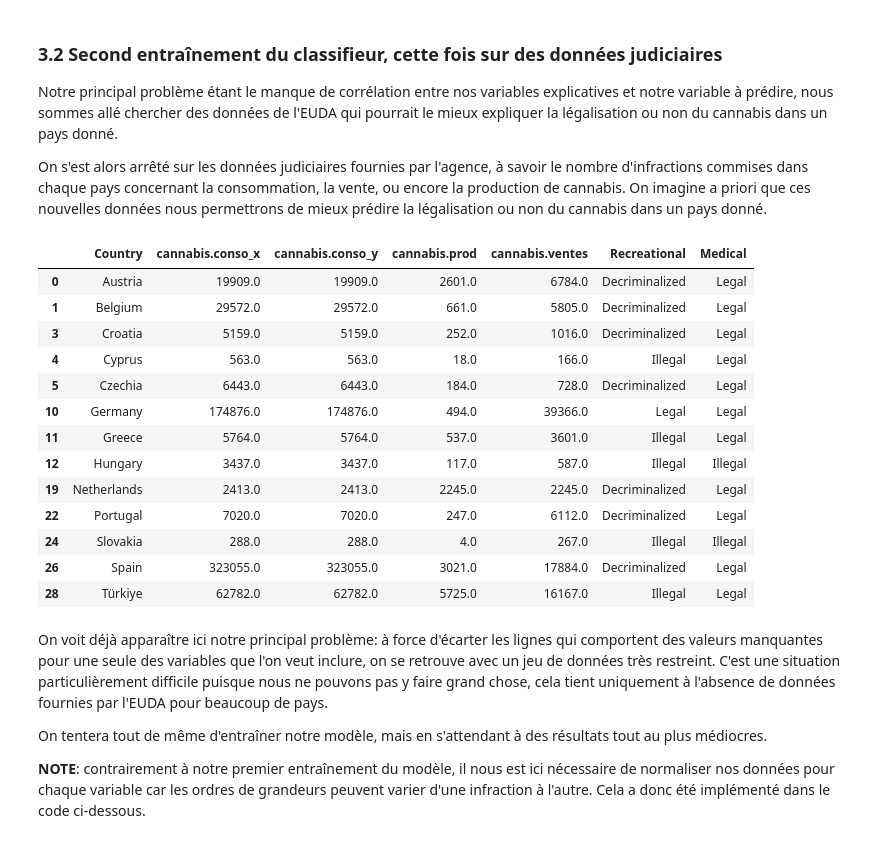
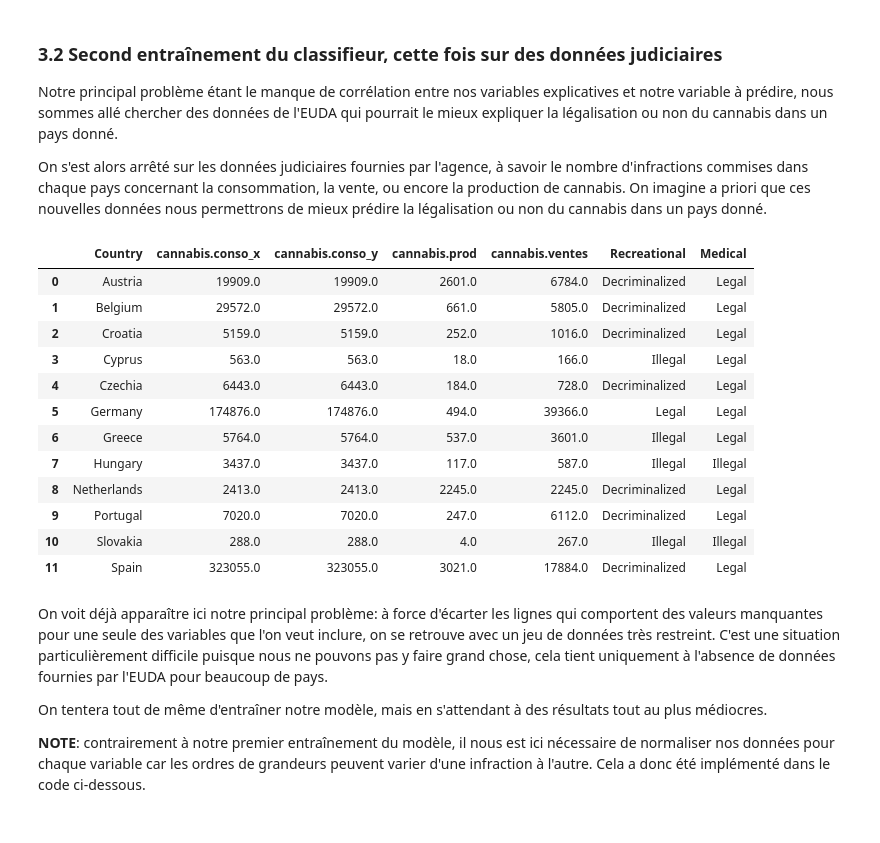
Before and after one commit to refouch/Projet_Python_2A, a Jupyter notebook: Notebook_Final.ipynb, the cells around one changed output. Saved outputs shown, nothing was run; the diff lists cells and outputs as text; code cells hidden in the pictures.

```diff
--- a/Notebook_Final.ipynb
+++ b/Notebook_Final.ipynb
@@ -15,0 +29,10 @@
+# %%
+df = pd.read_csv('~/work/Projet_Python_2A/Data/EUDA/edr2024-gps-current-table-1.csv')
+
+dfcurrent = df[df['Substance'] == 'Cannabis']
+
+dfcurrentadults = dfcurrent[dfcurrent['Age'] == 'All adults (15-64)']
+
+dfcurrentadultslf = dfcurrentadults[dfcurrentadults['Recall period'] == 'Lifetime']
+
+print(dfcurrentadultslf.describe())
@@ -15,0 +233,5 @@
+# %%
+legal_pays_clean = legal_pays_clean.reset_index()
+legal_pays_clean.rename(columns={'index': 'Country'}, inplace=True)
+
+legal_pays_clean.head()
@@ -351,41 +652,40 @@ On imagine a priori que ces nouvelles données nous permettrons de mieux prédir
 # %%
 import pandas as pd
 
 # On récupère la table de légalisation que l'on a nettoyé en amont
 
 legal = legal_pays_clean
 
 # On prend cette fois les données judiciaires, qu'on passe par notre fonction de tri définie en amont
 
 dfcurrent = table_infractions_legales
 
 df_infrac = pd.DataFrame()
 
 df_infrac = get_latest_data(dfcurrent,df_infrac,'cannabis.conso_x')
 df_infrac = get_latest_data(dfcurrent,df_infrac,'cannabis.conso_y')
 df_infrac = get_latest_data(dfcurrent,df_infrac,'cannabis.prod')
 df_infrac = get_latest_data(dfcurrent,df_infrac,'cannabis.ventes')
 
 
 #On effectue un merge les deux tables
-df_infrac_legal = df_infrac.join(legal, on = 'Country')
+df_infrac_legal = pd.merge(df_infrac,legal, on = 'Country')
 
 df_infrac_legal
 # %% [output]
 |  | Country | cannabis.conso_x | cannabis.conso_y | cannabis.prod | cannabis.ventes | Recreational | Medical |
 | 0 | Austria | 19909.0 | 19909.0 | 2601.0 | 6784.0 | Decriminalized | Legal |
 | 1 | Belgium | 29572.0 | 29572.0 | 661.0 | 5805.0 | Decriminalized | Legal |
-| 3 | Croatia | 5159.0 | 5159.0 | 252.0 | 1016.0 | Decriminalized | Legal |
-| 4 | Cyprus | 563.0 | 563.0 | 18.0 | 166.0 | Illegal | Legal |
-| 5 | Czechia | 6443.0 | 6443.0 | 184.0 | 728.0 | Decriminalized | Legal |
-| 10 | Germany | 174876.0 | 174876.0 | 494.0 | 39366.0 | Legal | Legal |
-| 11 | Greece | 5764.0 | 5764.0 | 537.0 | 3601.0 | Illegal | Legal |
-| 12 | Hungary | 3437.0 | 3437.0 | 117.0 | 587.0 | Illegal | Illegal |
-| 19 | Netherlands | 2413.0 | 2413.0 | 2245.0 | 2245.0 | Decriminalized | Legal |
-| 22 | Portugal | 7020.0 | 7020.0 | 247.0 | 6112.0 | Decriminalized | Legal |
-| 24 | Slovakia | 288.0 | 288.0 | 4.0 | 267.0 | Illegal | Illegal |
-| 26 | Spain | 323055.0 | 323055.0 | 3021.0 | 17884.0 | Decriminalized | Legal |
-| 28 | Türkiye | 62782.0 | 62782.0 | 5725.0 | 16167.0 | Illegal | Legal |
+| 2 | Croatia | 5159.0 | 5159.0 | 252.0 | 1016.0 | Decriminalized | Legal |
+| 3 | Cyprus | 563.0 | 563.0 | 18.0 | 166.0 | Illegal | Legal |
+| 4 | Czechia | 6443.0 | 6443.0 | 184.0 | 728.0 | Decriminalized | Legal |
+| 5 | Germany | 174876.0 | 174876.0 | 494.0 | 39366.0 | Legal | Legal |
+| 6 | Greece | 5764.0 | 5764.0 | 537.0 | 3601.0 | Illegal | Legal |
+| 7 | Hungary | 3437.0 | 3437.0 | 117.0 | 587.0 | Illegal | Illegal |
+| 8 | Netherlands | 2413.0 | 2413.0 | 2245.0 | 2245.0 | Decriminalized | Legal |
+| 9 | Portugal | 7020.0 | 7020.0 | 247.0 | 6112.0 | Decriminalized | Legal |
+| 10 | Slovakia | 288.0 | 288.0 | 4.0 | 267.0 | Illegal | Illegal |
+| 11 | Spain | 323055.0 | 323055.0 | 3021.0 | 17884.0 | Decriminalized | Legal |
 # %% [markdown]
 On voit déjà apparaître ici notre principal problème: à force d'écarter les lignes qui comportent des valeurs manquantes pour une seule des variables que l'on veut inclure, on se retrouve avec un jeu de données très restreint. C'est une situation particulièrement difficile puisque nous ne pouvons pas y faire grand chose, cela tient uniquement à l'absence de données fournies par l'EUDA pour beaucoup de pays.
 
```
Also changed, not shown: parts of 33 cells of this notebook, 4 other files.
